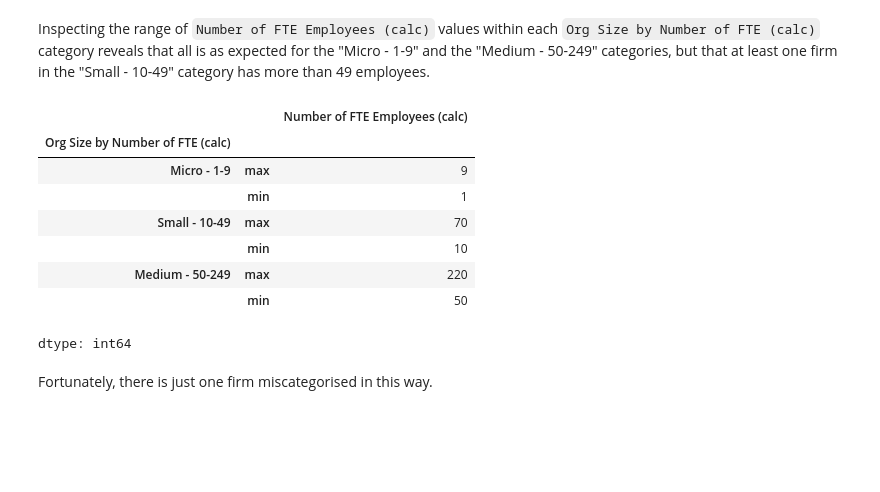
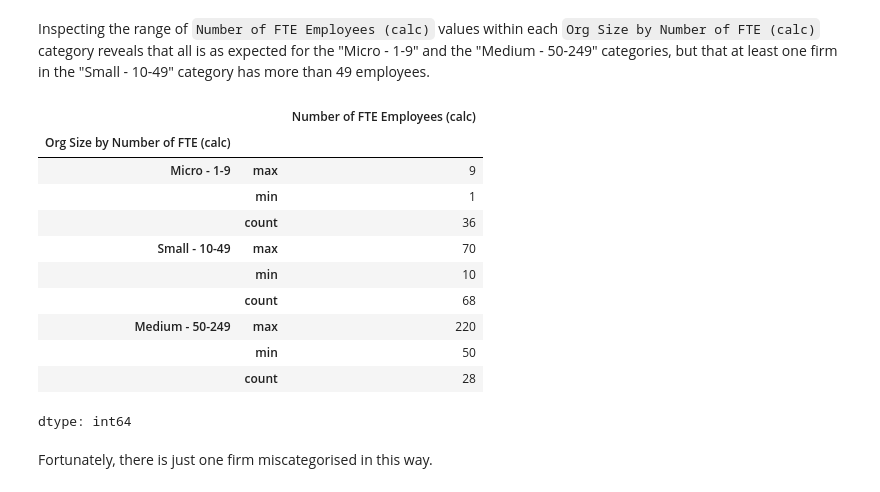
Before and after one commit to roughhawkbit/digi-inno-road-prod, a Jupyter notebook: analysis/2_Distributions_Correlations.ipynb, the cells around one changed output. Cells and saved outputs as stored; diff of their text form; code cells hidden in the pictures; blank space fills up the shorter version.

```diff
--- a/analysis/2_Distributions_Correlations.ipynb
+++ b/analysis/2_Distributions_Correlations.ipynb
@@ -165,19 +165,22 @@ Inspecting the range of `Number of FTE Employees (calc)` values within each `Org
 # %%
 roadmaps_df[
     mask &
     (roadmaps_df['Number of FTE Employees (calc)'] > 0)
   ].groupby('Org Size by Number of FTE (calc)', observed=True)[
       'Number of FTE Employees (calc)'
-  ].apply(lambda grp: {'max': grp.max(), 'min': grp.min()})
+  ].apply(lambda grp: {'max': grp.max(), 'min': grp.min(), 'count': grp.count()})
 # %% [output]
 |  |  | Number of FTE Employees (calc) |
 | Org Size by Number of FTE (calc) |  |  |
 | Micro - 1-9 | max | 9 |
 |  | min | 1 |
+|  | count | 36 |
 | Small - 10-49 | max | 70 |
 |  | min | 10 |
+|  | count | 68 |
 | Medium - 50-249 | max | 220 |
 |  | min | 50 |
+|  | count | 28 |
 dtype: int64
 # %% [markdown]
 Fortunately, there is just one firm miscategorised in this way.
```
Also changed, not shown: parts of 15 cells of this notebook.
